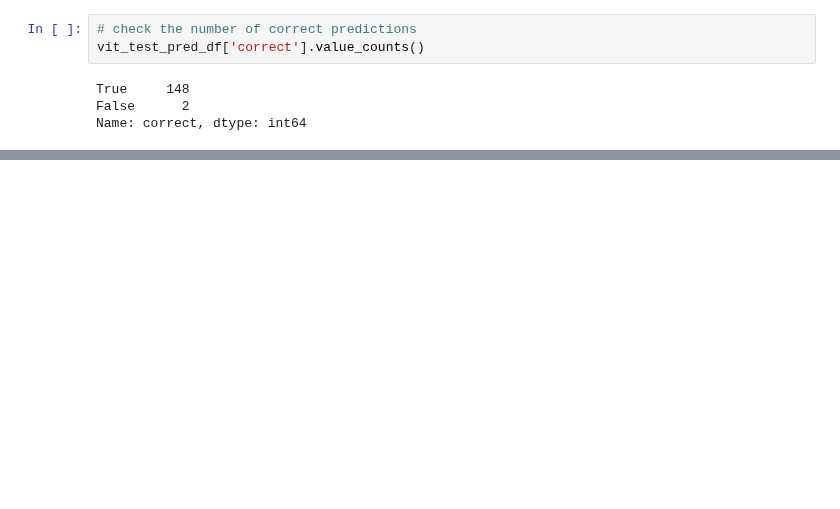
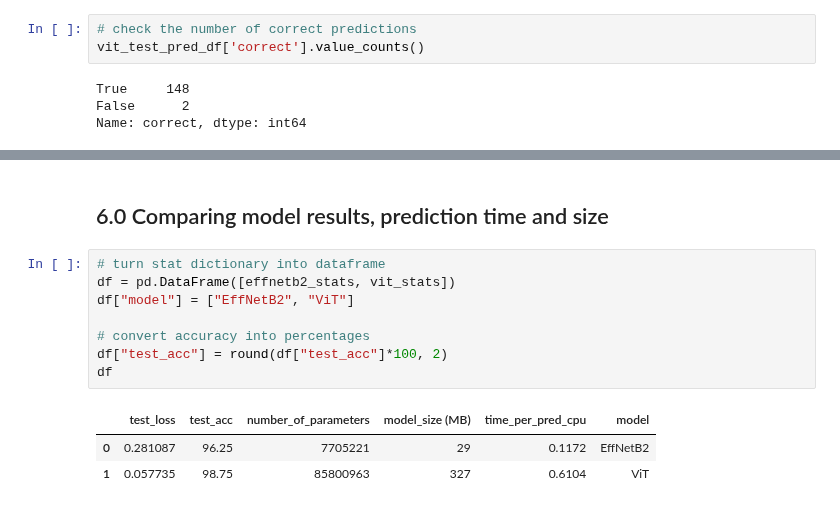
Before and after one commit to Muntasir2179/pytorch-learnig, a Jupyter notebook: 09_pytorch_model_deployment.ipynb, the cells around one changed output, grey strips where cells are left out. Saved outputs shown, nothing was run; the diff lists cells and outputs as text; blank space fills up the shorter version.

```diff
--- a/09_pytorch_model_deployment.ipynb
+++ b/09_pytorch_model_deployment.ipynb
@@ -569,0 +590,14 @@ ViT average time per prediction: 0.6503
+# %% [markdown]
+## 6.0 Comparing model results, prediction time and size
+# %%
+# turn stat dictionary into dataframe
+df = pd.DataFrame([effnetb2_stats, vit_stats])
+df["model"] = ["EffNetB2", "ViT"]
+
+# convert accuracy into percentages
+df["test_acc"] = round(df["test_acc"]*100, 2)
+df
+# %% [output]
+|  | test_loss | test_acc | number_of_parameters | model_size (MB) | time_per_pred_cpu | model |
+| 0 | 0.281087 | 96.25 | 7705221 | 29 | 0.1172 | EffNetB2 |
+| 1 | 0.057735 | 98.75 | 85800963 | 327 | 0.6104 | ViT |
```
Also changed, not shown: parts of 14 cells of this notebook.
